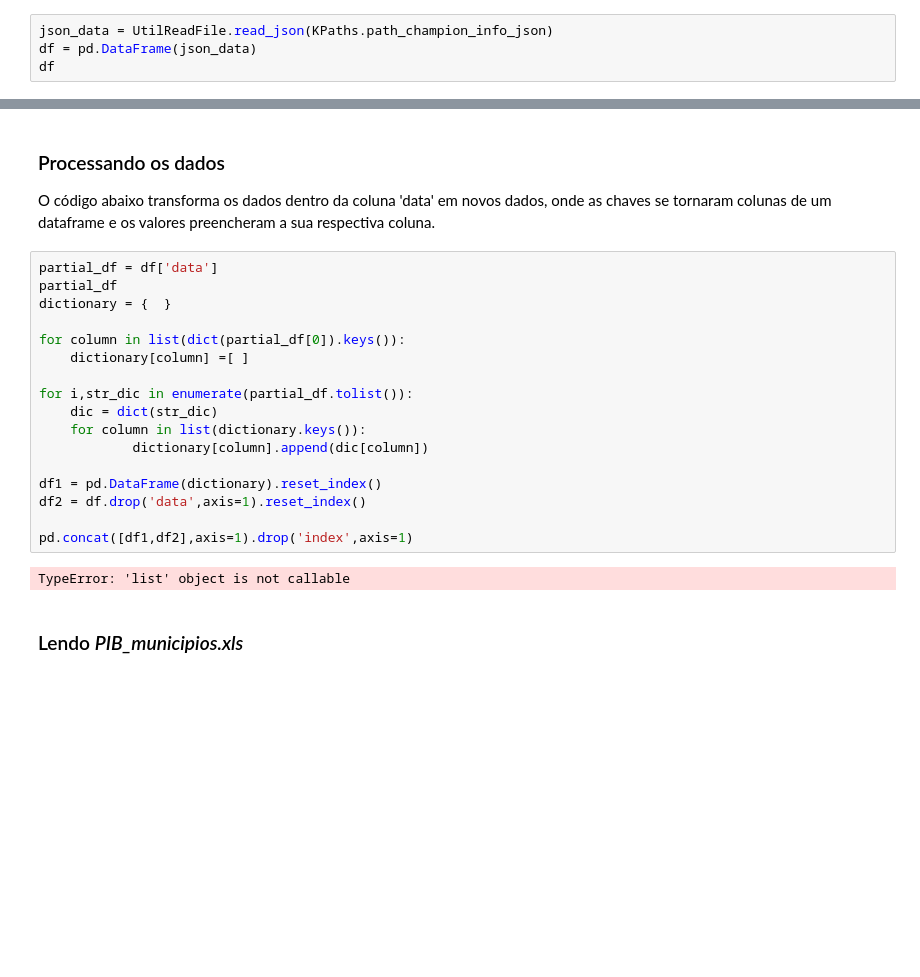
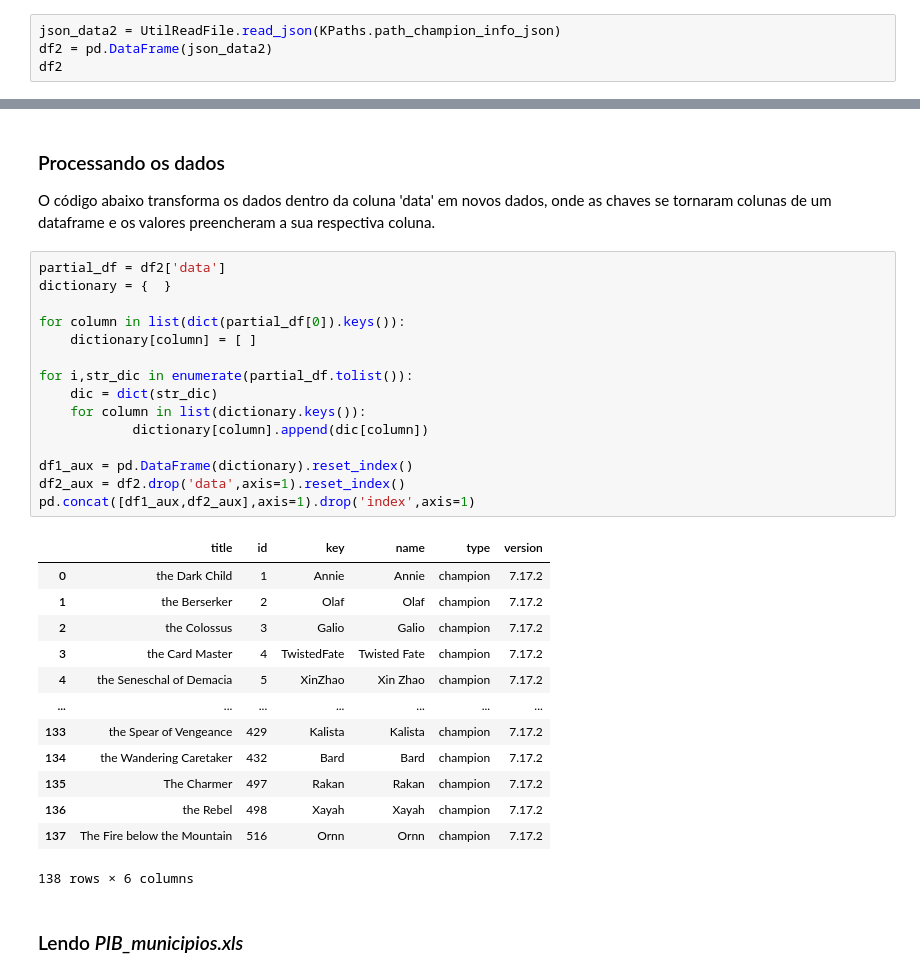
Before and after one commit to Fabio-Trindade/Eng-Aprendizado-M-quina, a Jupyter notebook: src/notebooks/3869-Fabio-AP2.ipynb, the cells around one changed output, grey strips where cells are left out. Saved outputs shown, nothing was run; the diff lists cells and outputs as text; blank space fills up the shorter version.

Commit message:
final version AP2

```diff
--- a/src/notebooks/3869-Fabio-AP2.ipynb
+++ b/src/notebooks/3869-Fabio-AP2.ipynb
@@ -105,9 +105,9 @@ df
 # %% [markdown]
 ### Lendo dados em _champion\_info.json_
 # %%
-json_data = UtilReadFile.read_json(KPaths.path_champion_info_json)
-df = pd.DataFrame(json_data)
-df
+json_data2 = UtilReadFile.read_json(KPaths.path_champion_info_json)
+df2 = pd.DataFrame(json_data2)
+df2
 # %% [output]
 |  | type | version | data |
 | 1 | champion | 7.17.2 | {'title': 'the Dark Child', 'id':... |
@@ -126,24 +126,34 @@ df
 ### Processando os dados
 O código abaixo transforma os dados dentro da coluna 'data' em novos dados, onde as chaves se tornaram colunas de um dataframe e os valores preencheram a sua respectiva coluna.
 # %%
-partial_df = df['data']
-partial_df
+partial_df = df2['data']
 dictionary = {  }
 
 for column in list(dict(partial_df[0]).keys()):
-    dictionary[column] =[ ]
+    dictionary[column] = [ ]
 
 for i,str_dic in enumerate(partial_df.tolist()):
     dic = dict(str_dic)
     for column in list(dictionary.keys()):
             dictionary[column].append(dic[column])
 
-df1 = pd.DataFrame(dictionary).reset_index()
-df2 = df.drop('data',axis=1).reset_index()
-
-pd.concat([df1,df2],axis=1).drop('index',axis=1)
+df1_aux = pd.DataFrame(dictionary).reset_index()
+df2_aux = df2.drop('data',axis=1).reset_index()
+pd.concat([df1_aux,df2_aux],axis=1).drop('index',axis=1)
 # %% [output]
+|  | title | id | key | name | type | version |
+| 0 | the Dark Child | 1 | Annie | Annie | champion | 7.17.2 |
+| 1 | the Berserker | 2 | Olaf | Olaf | champion | 7.17.2 |
+| 2 | the Colossus | 3 | Galio | Galio | champion | 7.17.2 |
+| 3 | the Card Master | 4 | TwistedFate | Twisted Fate | champion | 7.17.2 |
+| 4 | the Seneschal of Demacia | 5 | XinZhao | Xin Zhao | champion | 7.17.2 |
+| ... | ... | ... | ... | ... | ... | ... |
+| 133 | the Spear of Vengeance | 429 | Kalista | Kalista | champion | 7.17.2 |
+| 134 | the Wandering Caretaker | 432 | Bard | Bard | champion | 7.17.2 |
+| 135 | The Charmer | 497 | Rakan | Rakan | champion | 7.17.2 |
+| 136 | the Rebel | 498 | Xayah | Xayah | champion | 7.17.2 |
+| 137 | The Fire below the Mountain | 516 | Ornn | Ornn | champion | 7.17.2 |
-TypeError: 'list' object is not callable
+138 rows × 6 columns
 # %% [markdown]
 ### Lendo _PIB\_municipios.xls_
 # %%
```
Also changed, not shown: parts of 6 cells of this notebook.
